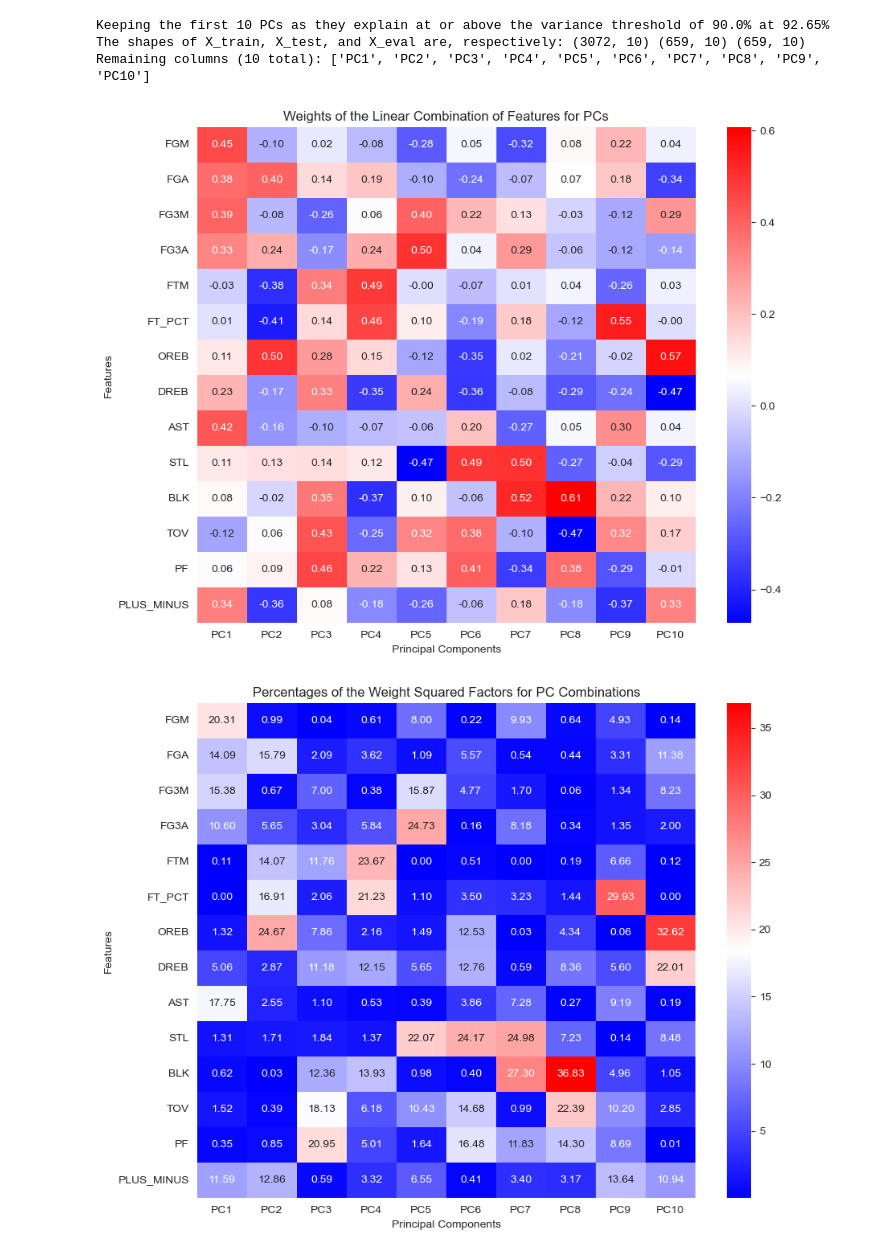
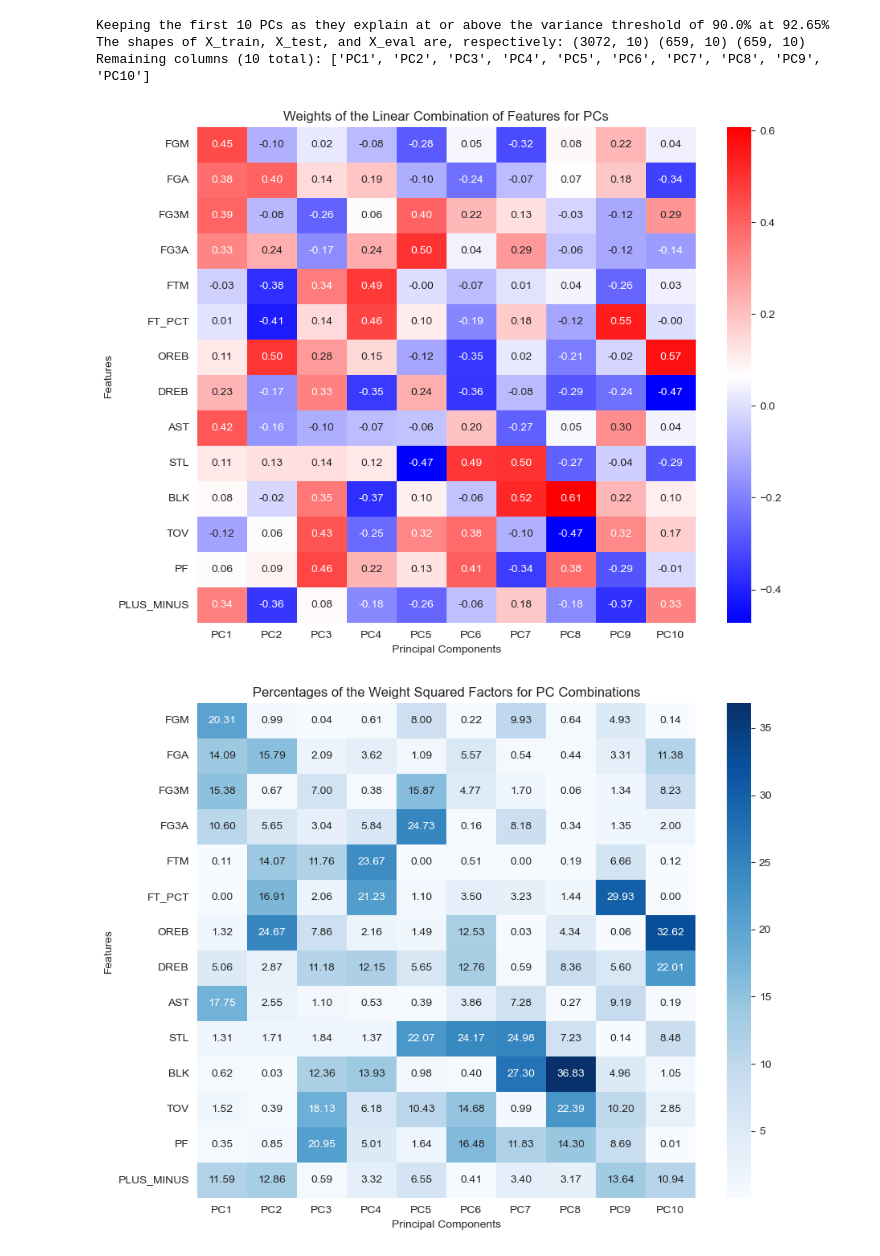
Before and after one commit to keirannnelson/GameMaker, a Jupyter notebook: backend/models/feature_engineering.ipynb, the cells around one changed output. Saved outputs shown, nothing was run; the diff lists cells and outputs as text; code cells hidden in the pictures.

Commit message:
added color option for heatmap

```diff
--- a/backend/models/feature_engineering.ipynb
+++ b/backend/models/feature_engineering.ipynb
@@ -65,9 +65,9 @@ X_eval.fillna(0,inplace=True)
 import seaborn as sns
 import matplotlib.pyplot as plt
 
-def display_heatmap(matrix, title, xlabel, ylabel):
+def display_heatmap(matrix, title, xlabel, ylabel, cmap='bwr'):
     plt.figure(figsize=(10, 8))
-    sns.heatmap(matrix, annot=True, cmap='bwr', fmt=".2f")
+    sns.heatmap(matrix, annot=True, cmap=cmap, fmt=".2f")
     plt.title(title)
     plt.xlabel(xlabel)
     plt.ylabel(ylabel)
@@ -226,35 +226,35 @@ Remaining columns (10 total): ['PC1', 'PC2', 'PC3', 'PC4', 'PC5', 'PC6', 'PC7',
 loadings = pd.DataFrame(
     pca.components_.T[:, :last_pc_idx+1],
     index=col_names,
     columns=pc_columns
 )
 
 display_heatmap(loadings, "Weights of the Linear Combination of Features for PCs", "Principal Components", "Features")
 
 contributions_percentages = []
 for pc in loadings.columns:
     pc_vector = loadings[pc]
     contributions_percentages.append(list(100 * (pc_vector**2) / np.sum(pc_vector**2)))
 
 contributions_percentages = pd.DataFrame(
     np.array(contributions_percentages).T,
     index=col_names,
     columns=pc_columns
 )
-display_heatmap(contributions_percentages, "Percentages of the Weight Squared Factors for PC Combinations", "Principal Components", "Features")
+display_heatmap(contributions_percentages, "Percentages of the Weight Squared Factors for PC Combinations", "Principal Components", "Features", cmap="Blues")
 
 weighted_contributions = (loadings ** 2) * pca.explained_variance_ratio_[:last_pc_idx+1]
 global_feature_contributions = weighted_contributions.sum(axis=1)
 global_feature_percent = (global_feature_contributions / global_feature_contributions.sum()) * 100
 global_feature_percent = pd.DataFrame(
     global_feature_percent.sort_values(ascending=False),
     columns=["Global Feature Percentage"]
 )
 
 global_feature_percent
 # %% [output]
 [figure]
-[figure, old version]
+[figure, new version]
 |  | Global Feature Percentage |
 | STL | 7.652895 |
 | BLK | 7.649974 |
```
Also changed, not shown: parts of 1 cell of this notebook.
